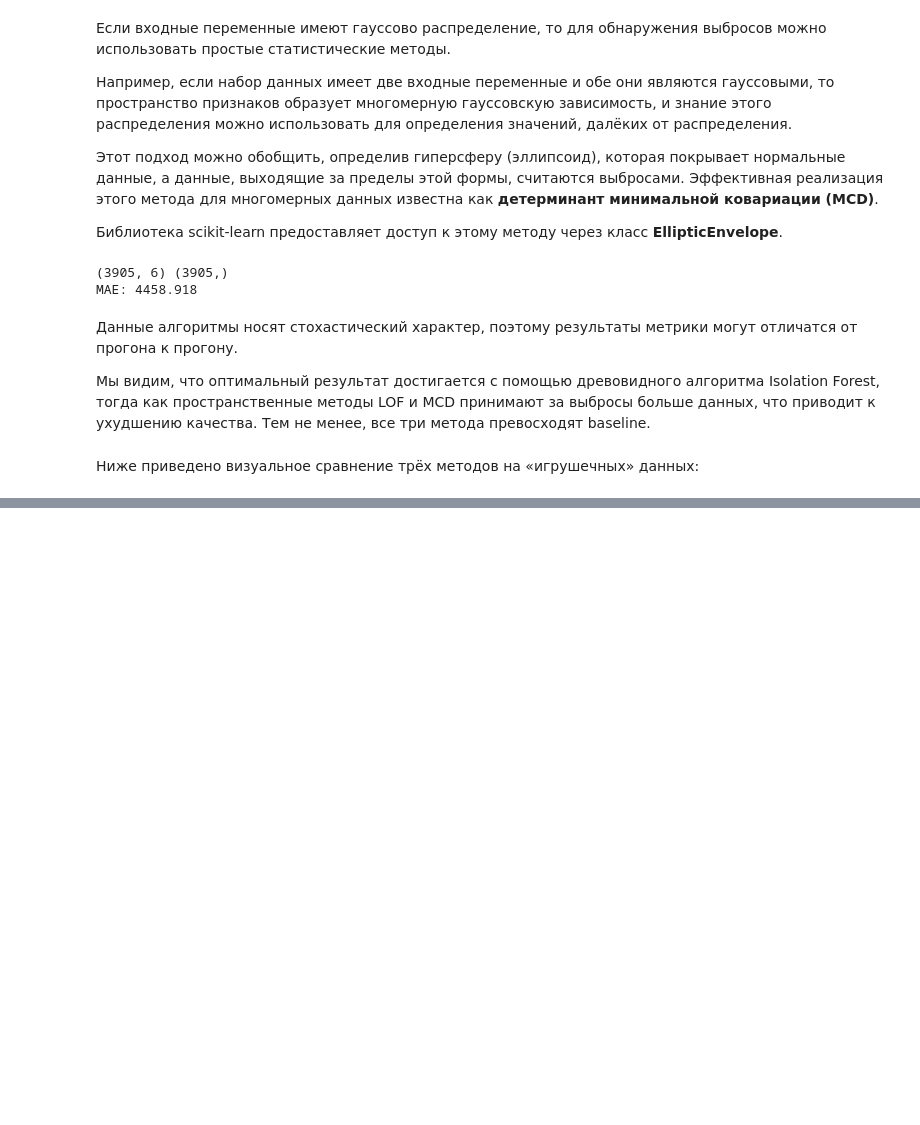
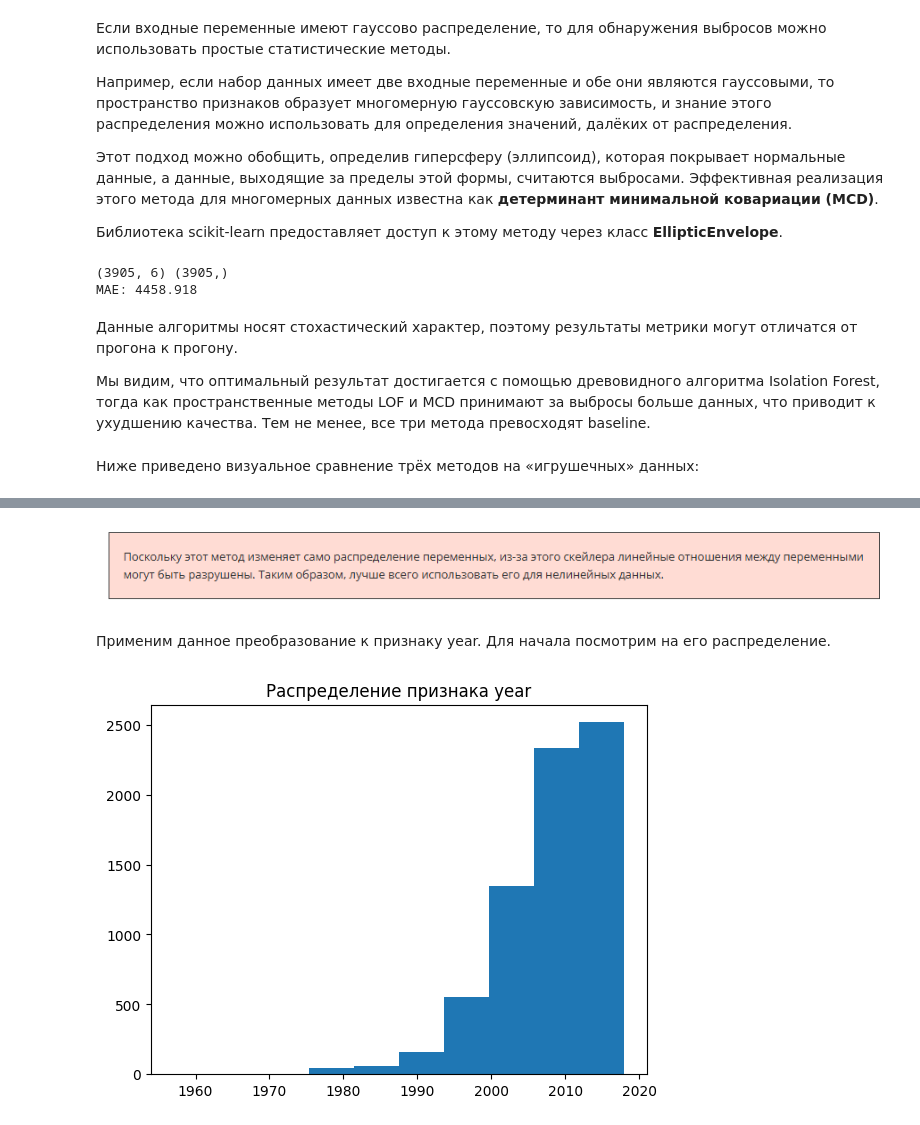
Before and after one commit to tgorbunov/sf_data_science, a Jupyter notebook: Skillfactory/ML_Intro/ML-6. Отбор и селекция признаков.ipynb, the cells around one changed output, grey strips where cells are left out. Cells and saved outputs as stored; diff of their text form; code cells hidden in the pictures; blank space fills up the shorter version.

```diff
--- a/Skillfactory/ML_Intro/ML-6. Отбор и селекция признаков.ipynb
+++ b/Skillfactory/ML_Intro/ML-6. Отбор и селекция признаков.ipynb
@@ -855,0 +976,14 @@ MAE: 4458.918
+# %% [markdown]
+![image.png](attachment:image.png)
+# %% [markdown]
+Применим данное преобразование к признаку year. Для начала посмотрим на его распределение.
+# %%
+import matplotlib.pyplot as plt
+
+data = pd.read_excel('data/data_ford_price.xlsx')
+data.head()
+
+plt.hist(data.year)
+plt.title('Распределение признака year');
+# %% [output]
+[figure, added]
```
Also changed, not shown: parts of 63 cells of this notebook.
